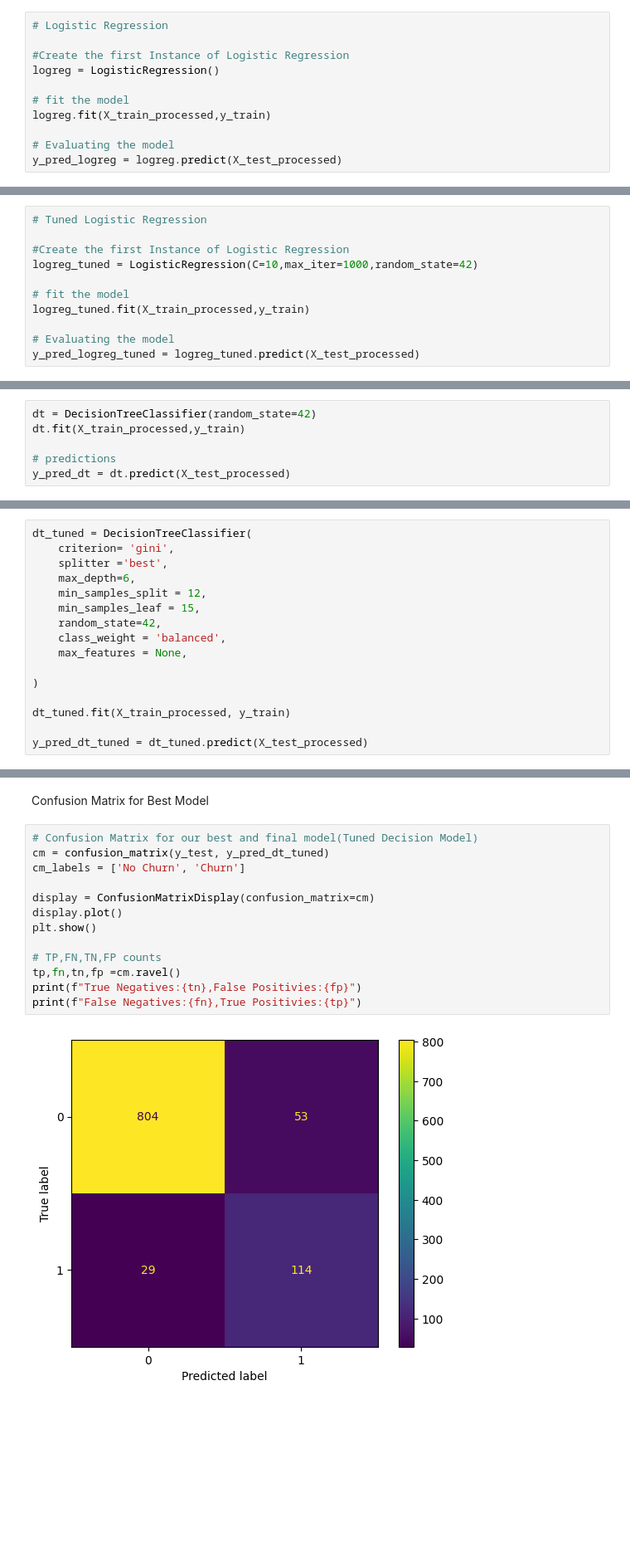
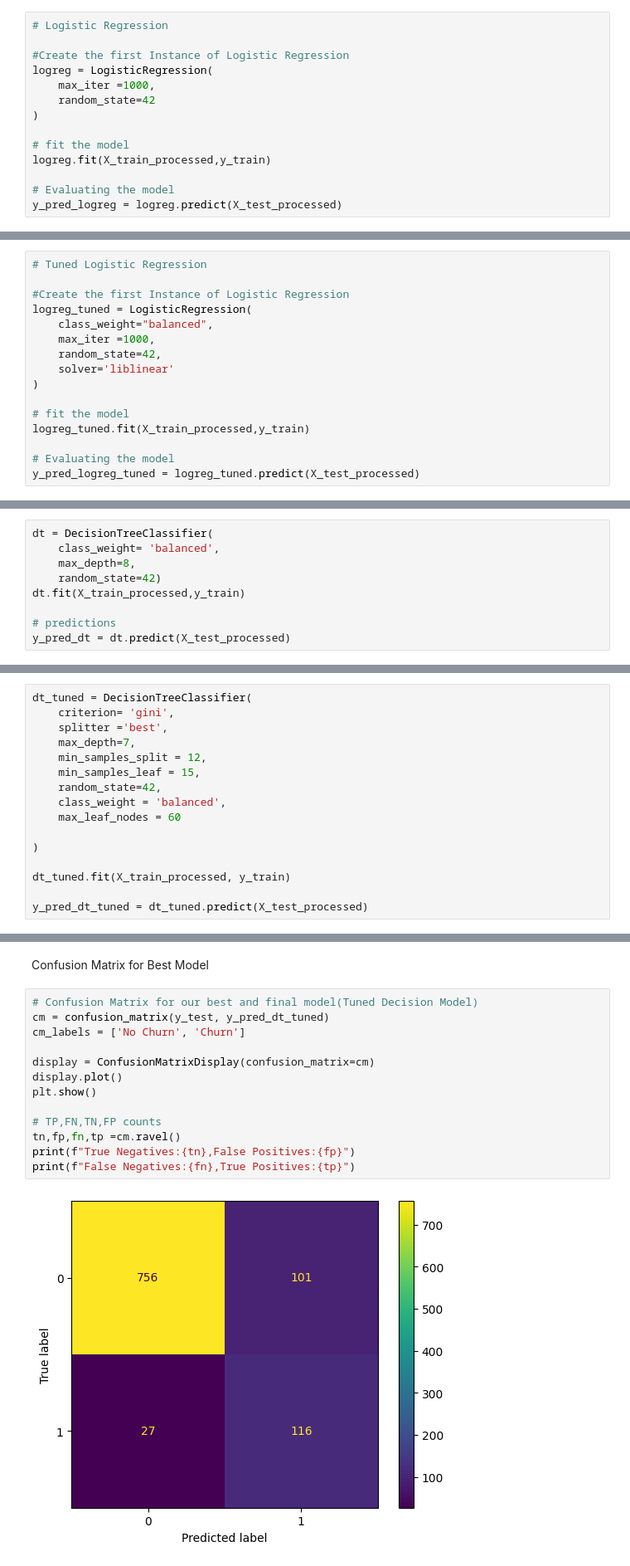
Before and after one commit to BriegeMeso/Customer-Churn, a Jupyter notebook: notebook.ipynb, the cells around one changed output, grey strips where cells are left out. Shown at 83% size. Drawn from its saved outputs; the diff is of its cells as text; blank space fills up the shorter version.

```diff
--- a/project3.ipynb
+++ b/notebook.ipynb
@@ -325,7 +343,10 @@ Under modeli building and comparison, the models are going to be trained and pre
 # Logistic Regression
 
 #Create the first Instance of Logistic Regression
-logreg = LogisticRegression()
+logreg = LogisticRegression(
+    max_iter =1000,
+    random_state=42
+)
 
 # fit the model
 logreg.fit(X_train_processed,y_train)
@@ -411,7 +432,12 @@ ROC AUC for Logistic Regression:0.8300
 # Tuned Logistic Regression
 
 #Create the first Instance of Logistic Regression
-logreg_tuned = LogisticRegression(C=10,max_iter=1000,random_state=42)
+logreg_tuned = LogisticRegression(
+    class_weight="balanced",
+    max_iter =1000,
+    random_state=42,
+    solver='liblinear'
+)
 
 # fit the model
 logreg_tuned.fit(X_train_processed,y_train)
@@ -485,7 +509,10 @@ There is a very small improvement in performance values between my baseline Logi
 # %% [markdown]
 6.3: Decision Tree Classifier
 # %%
-dt = DecisionTreeClassifier(random_state=42)
+dt = DecisionTreeClassifier(
+    class_weight= 'balanced',
+    max_depth=8,
+    random_state=42)
 dt.fit(X_train_processed,y_train)
 
 # predictions
@@ -556,12 +583,12 @@ Tuned Decision Tree
 dt_tuned = DecisionTreeClassifier(
     criterion= 'gini',
     splitter ='best',
-    max_depth=6,
+    max_depth=7,
     min_samples_split = 12,
     min_samples_leaf = 15,
     random_state=42,
     class_weight = 'balanced',
-    max_features = None,
+    max_leaf_nodes = 60
 
 )
 
@@ -732,15 +759,15 @@ Confusion Matrix for Best Model
 # %%
 # Confusion Matrix for our best and final model(Tuned Decision Model)
 cm = confusion_matrix(y_test, y_pred_dt_tuned)
 cm_labels = ['No Churn', 'Churn']
 
 display = ConfusionMatrixDisplay(confusion_matrix=cm)
 display.plot()
 plt.show()
 
 # TP,FN,TN,FP counts
-tp,fn,tn,fp =cm.ravel()
-print(f"True Negatives:{tn},False Positivies:{fp}")
-print(f"False Negatives:{fn},True Positivies:{tp}")
+tn,fp,fn,tp =cm.ravel()
+print(f"True Negatives:{tn},False Positives:{fp}")
+print(f"False Negatives:{fn},True Positives:{tp}")
 # %% [output]
-[figure, old version]
+[figure, new version]
```
Also changed, not shown: parts of 44 cells of this notebook.
